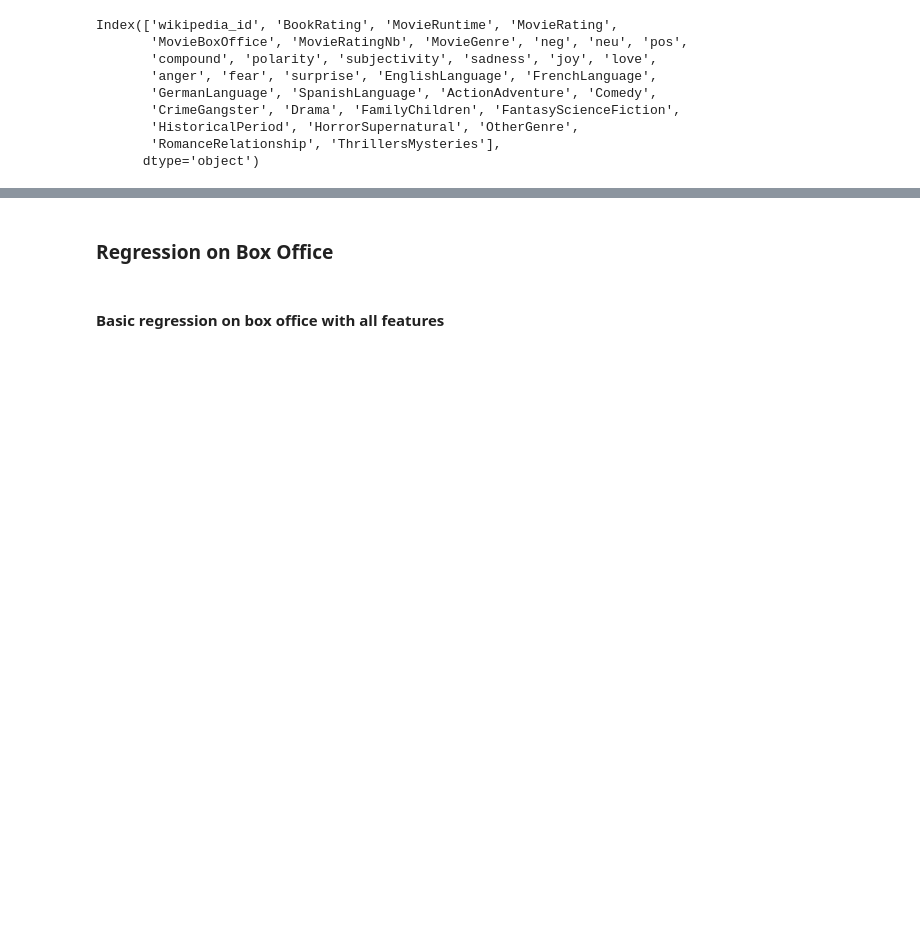
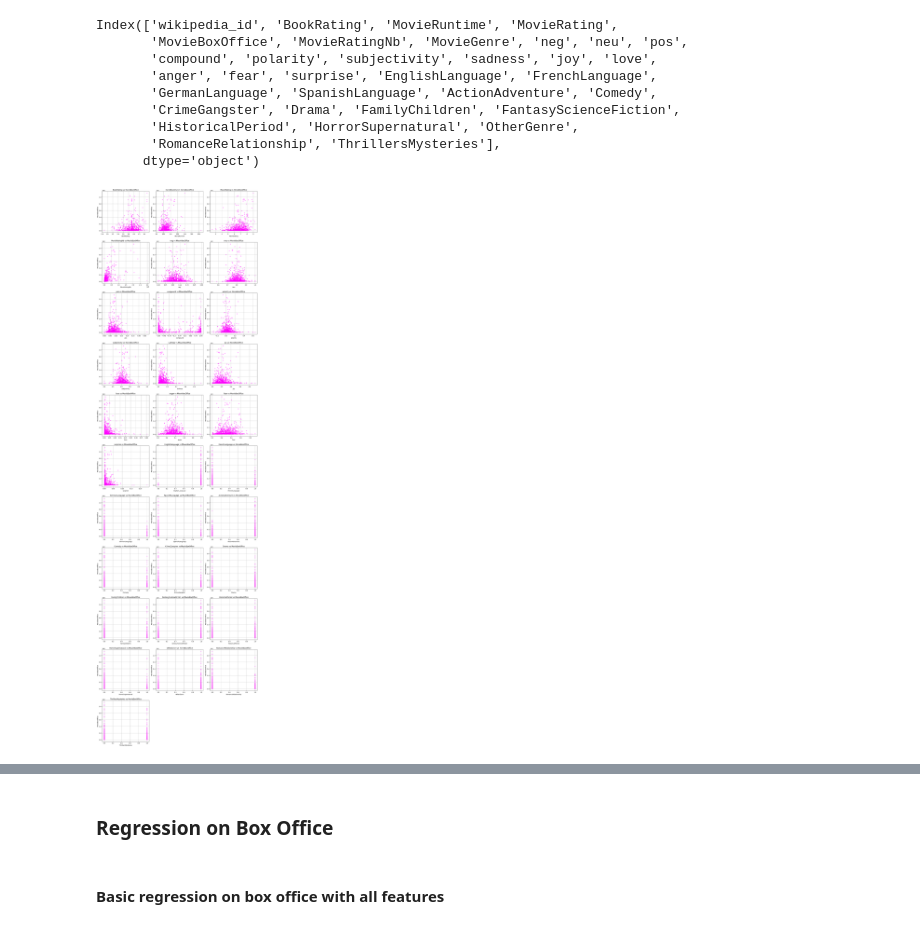
Before and after one commit to epfl-ada/ada-2024-project-padamalgame, a Jupyter notebook: linear_regression.ipynb, the cells around one changed output, grey strips where cells are left out. Cells and saved outputs as stored; diff of their text form; code cells hidden in the pictures; blank space fills up the shorter version.

```diff
--- a/linear_regression.ipynb
+++ b/linear_regression.ipynb
@@ -32,3 +32,7 @@ Index(['wikipedia_id', 'BookRating', 'MovieRuntime', 'MovieRating',
        'HistoricalPeriod', 'HorrorSupernatural', 'OtherGenre',
        'RomanceRelationship', 'ThrillersMysteries'],
       dtype='object')
+# %%
+exploratory_plot(df, 'MovieBoxOffice')
+# %% [output]
+[figure, added]
```
Also changed, not shown: parts of 10 cells of this notebook, 1 other file.
